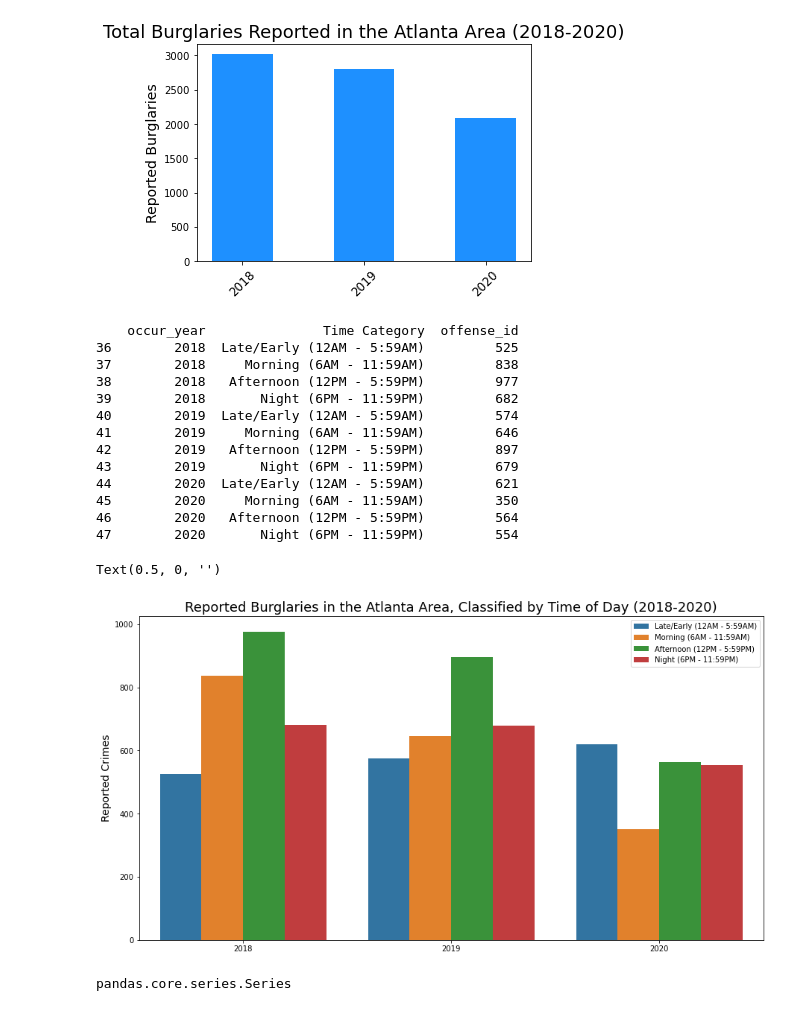
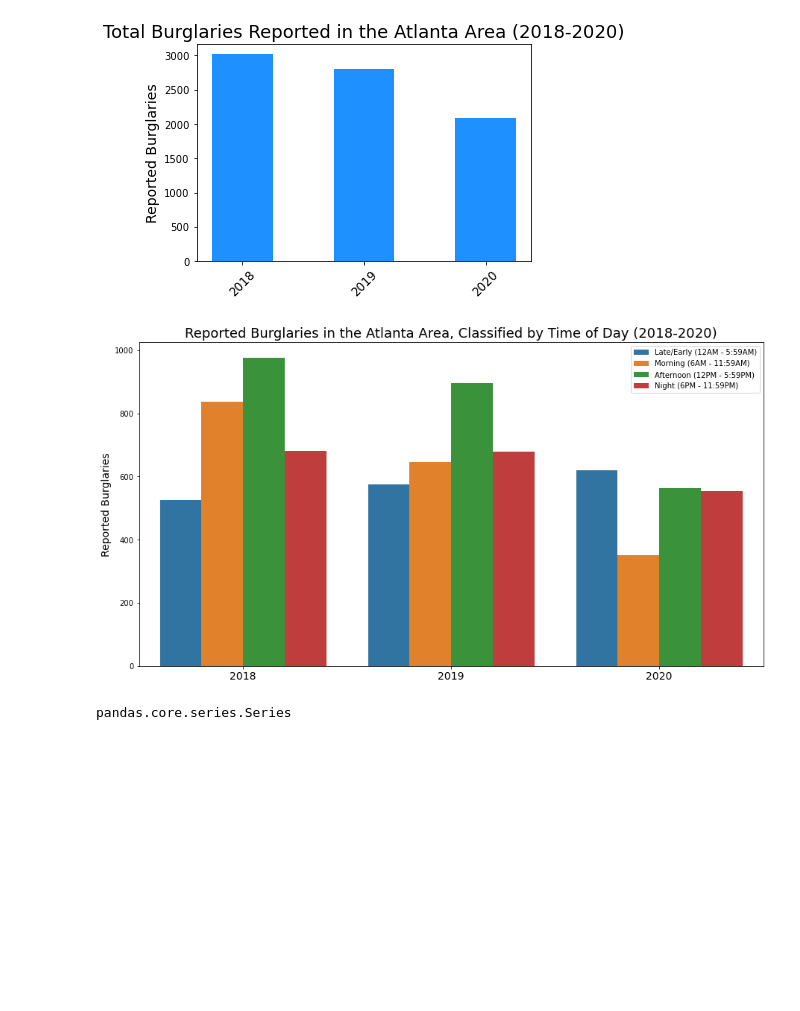
Before and after one commit to cayelsie/Crime-trends-in-Atlanta, a Jupyter notebook: Kelly/Kelly_crime_data.ipynb, the cells around one changed output. Saved outputs shown, nothing was run; the diff lists cells and outputs as text; code cells hidden in the pictures; blank space fills up the shorter version.

```diff
--- a/Kelly/Kelly_crime_data.ipynb
+++ b/Kelly/Kelly_crime_data.ipynb
@@ -751,49 +781,37 @@ plt.show()
 # %%
 #Group by the year and time of day, count the number of burglaries
 time_burg_group =burglary_df.groupby(["occur_year", "Time Category"])['offense_id'].count()
 
 
 #make time_offense into a dataframe and reset the index
 time_burg_group_df = pd.DataFrame(time_burg_group).reset_index()
 time_burg_group_df
 
 #Just pull 2018, 2019, 2020 for a more concentrated comparison of burglaries
 three_years_burg_time_df =time_burg_group_df[(time_burg_group_df["occur_year"]==2018) |(time_burg_group_df["occur_year"]==2019) | (time_burg_group_df["occur_year"]==2020)]
-print(three_years_burg_time_df)
+# print(three_years_burg_time_df)
 
 
 # Use Matplotlib to set figure size ahead
 plt.figure(figsize=(15,8))
 
 #Plot with seaborn
 sns.barplot(x = 'occur_year', y = 'offense_id', hue = 'Time Category', data = three_years_burg_time_df)
 
 #Move the legend off of the plot to stop it from blocking data
 plt.legend(bbox_to_anchor= (1, 1) );
 
 #Add title and labels for each axis and set font size.
 plt.title("Reported Burglaries in the Atlanta Area, Classified by Time of Day (2018-2020)", fontsize = (18))
-plt.ylabel("Reported Crimes", fontsize = (14))
+plt.ylabel("Reported Burglaries", fontsize = (14))
 plt.xlabel("")
+plt.xticks(fontsize = 14)
 
+plt.show()
 
 #Finally, another interesting find: Less burglaries in the morning and afternoon in 2020. Possibly due to folks being home during lockdown
 # %% [output]
-    occur_year               Time Category  offense_id
-36        2018  Late/Early (12AM - 5:59AM)         525
-37        2018     Morning (6AM - 11:59AM)         838
-38        2018   Afternoon (12PM - 5:59PM)         977
-39        2018       Night (6PM - 11:59PM)         682
-40        2019  Late/Early (12AM - 5:59AM)         574
-41        2019     Morning (6AM - 11:59AM)         646
-42        2019   Afternoon (12PM - 5:59PM)         897
-43        2019       Night (6PM - 11:59PM)         679
-44        2020  Late/Early (12AM - 5:59AM)         621
-45        2020     Morning (6AM - 11:59AM)         350
-46        2020   Afternoon (12PM - 5:59PM)         564
-47        2020       Night (6PM - 11:59PM)         554
-Text(0.5, 0, '')
-[figure, old version]
+[figure, new version]
 # %%
 # %% [output]
 pandas.core.series.Series
```
Also changed, not shown: parts of 8 cells of this notebook, 1 other file.
